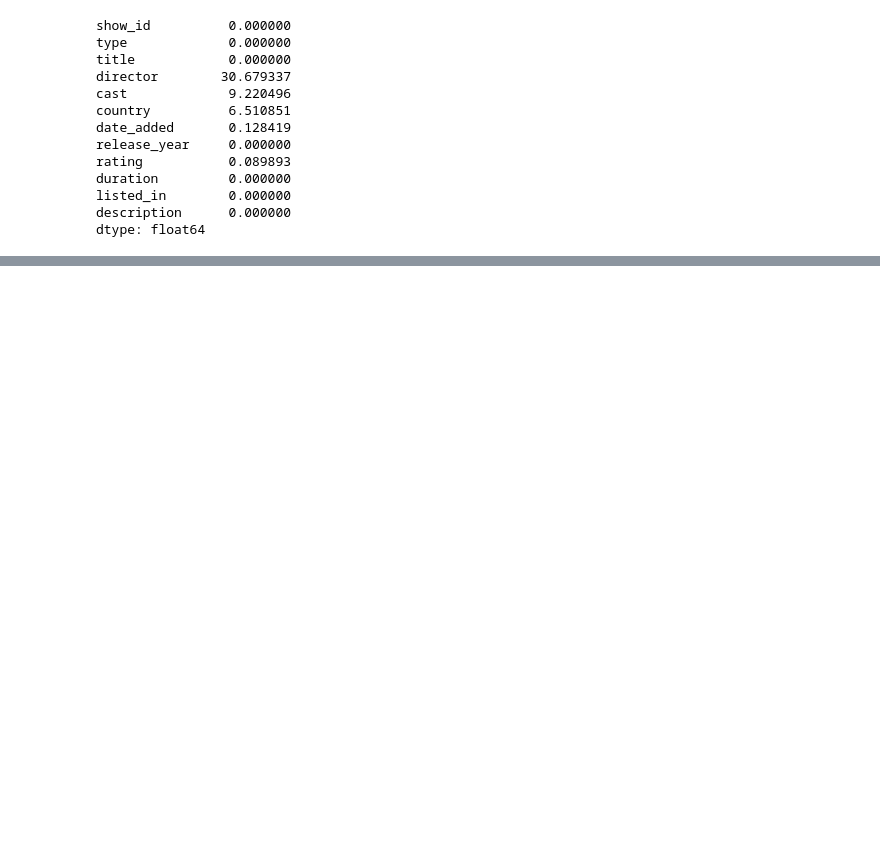
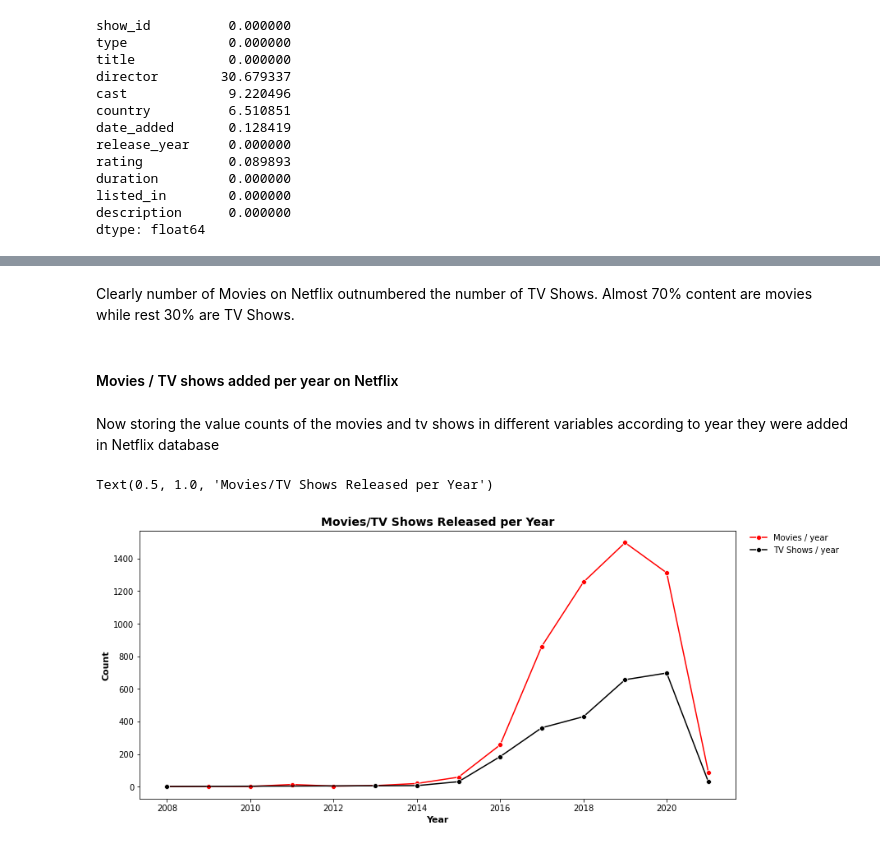
Before and after one commit to Azhar-ali7/Netflix-Movies-TVshow-unsupervised, a Jupyter notebook: Netflix_Movies_and_tv_shows_Clustering.ipynb, the cells around one changed output, grey strips where cells are left out. Cells and saved outputs as stored; diff of their text form; code cells hidden in the pictures; blank space fills up the shorter version.

```diff
--- a/Netflix_Movies_and_tv_shows_Clustering.ipynb
+++ b/Netflix_Movies_and_tv_shows_Clustering.ipynb
@@ -237,0 +277,5 @@ plt.show()
+# %%
+# Creating subsets for tv shows and movies.
+only_tv_shows = netflix_df[netflix_df['type'] == 'TV Show']
+
+only_movies = netflix_df[netflix_df['type'] == 'Movie']
@@ -237,0 +341,2 @@ plt.show()
+# %% [markdown]
+Clearly number of Movies on Netflix outnumbered the number of TV Shows. Almost 70% content are movies while rest 30% are TV Shows.
@@ -237,0 +379,30 @@ plt.show()
+# %% [markdown]
+#### Movies / TV shows added per year on Netflix
+# %% [markdown]
+Now storing the value counts of the movies and tv shows in different variables according to year they were added in Netflix database
+# %%
+# Movie counts by year
+mov_count = only_movies.year_added.value_counts()
+
+# TV show count by year
+show_count = only_tv_shows.year_added.value_counts()
+# %%
+# Line plot
+plt.figure(figsize=(13,6))
+
+sns.lineplot(data= mov_count, color="red",  label = "Movies / year",marker='o')
+sns.lineplot(data= show_count, color="black",  label = "TV Shows / year",marker='o')
+
+# Draw grid lines with red color and dashed style
+plt.grid(color='white', linewidth=0.6)
+
+plt.legend(bbox_to_anchor=(1.02, 1), loc='upper left',
+             borderaxespad=0,frameon=False)
+
+
+plt.xlabel('Year', fontweight = 'bold', fontsize = 11)
+plt.ylabel('Count', fontweight = 'bold', fontsize = 11)
+plt.title('Movies/TV Shows Released per Year', fontweight = 'bold', fontsize = 14)
+# %% [output]
+Text(0.5, 1.0, 'Movies/TV Shows Released per Year')
+[figure, added]
```
Also changed, not shown: parts of 82 cells of this notebook.
